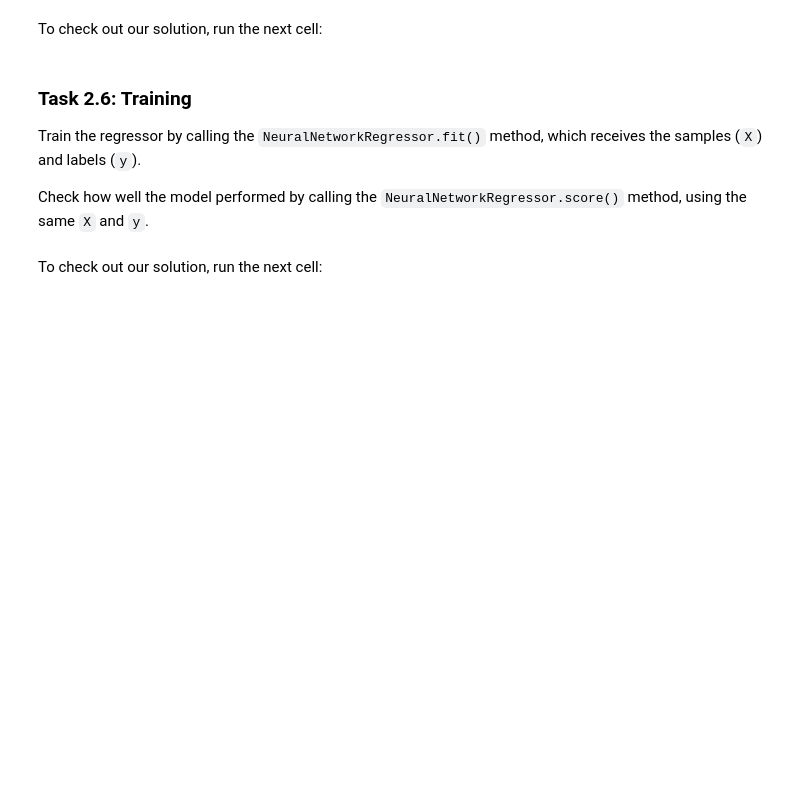
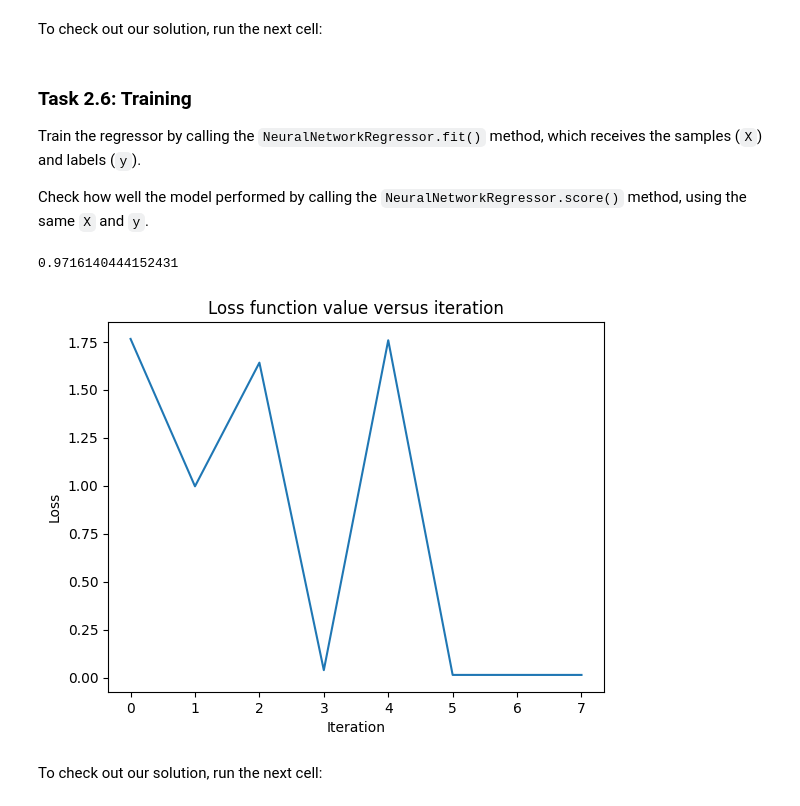
Before and after one commit to james-lucius/qureca_ADEQUATE, a Jupyter notebook: M9_2221_QNNs_2_2_1_Training_a_QNN_Exercises.ipynb, the cells around one changed output. Saved outputs shown, nothing was run; the diff lists cells and outputs as text; code cells hidden in the pictures; blank space fills up the shorter version.

```diff
--- a/M9_2221_QNNs_2_2_1_Training_a_QNN_Exercises.ipynb
+++ b/M9_2221_QNNs_2_2_1_Training_a_QNN_Exercises.ipynb
@@ -151,8 +215,14 @@ Create a QNN using the [EstimatorQNN](https://qiskit-community.github.io/qiskit-
 This class expects a quantum circuit containing both a variational form and an ansatz. Additionally, the parameters for each must be explicitly specified using the arguments `input_params` and `weight_params`, respectively. Visit the link to see how.
 # %%
 ## your code goes here
+from qiskit_machine_learning.neural_networks import EstimatorQNN
 
 # create a EstimatorQNN
+qnn = EstimatorQNN(
+    circuit = qc,
+    input_params = feature_map.parameters,
+    weight_params = ansatz.parameters
+)
 # %% [markdown]
 To check out our solution, run the next cell:
 # %%
@@ -192,3 +258,15 @@ def callback_plot(weights, obj_func_eval):
+# %%
+## your code goes here
+from qiskit_machine_learning.algorithms.regressors import NeuralNetworkRegressor
+from qiskit_machine_learning.optimizers import L_BFGS_B
+
+# create a NeuralNetworkRegressor
+regressor = NeuralNetworkRegressor(
+    neural_network = qnn,
+    loss = "squared_error",
+    optimizer = L_BFGS_B(),
+    callback = callback_plot,
+)
 # %% [markdown]
 To check out our solution, run the next cell:
 # %%
@@ -201,6 +279,12 @@ Train the regressor by calling the `NeuralNetworkRegressor.fit()` method, which
 Check how well the model performed by calling the `NeuralNetworkRegressor.score()` method, using the same `X` and `y`.
 # %%
 ## your code goes here
+objective_func_vals = []
+regressor.fit(X, y)
+regressor.score(X, y)
+# %% [output]
+0.9716140444152431
+[figure, added]
 # %% [markdown]
 To check out our solution, run the next cell:
 # %%
```
Also changed, not shown: parts of 11 cells of this notebook.
